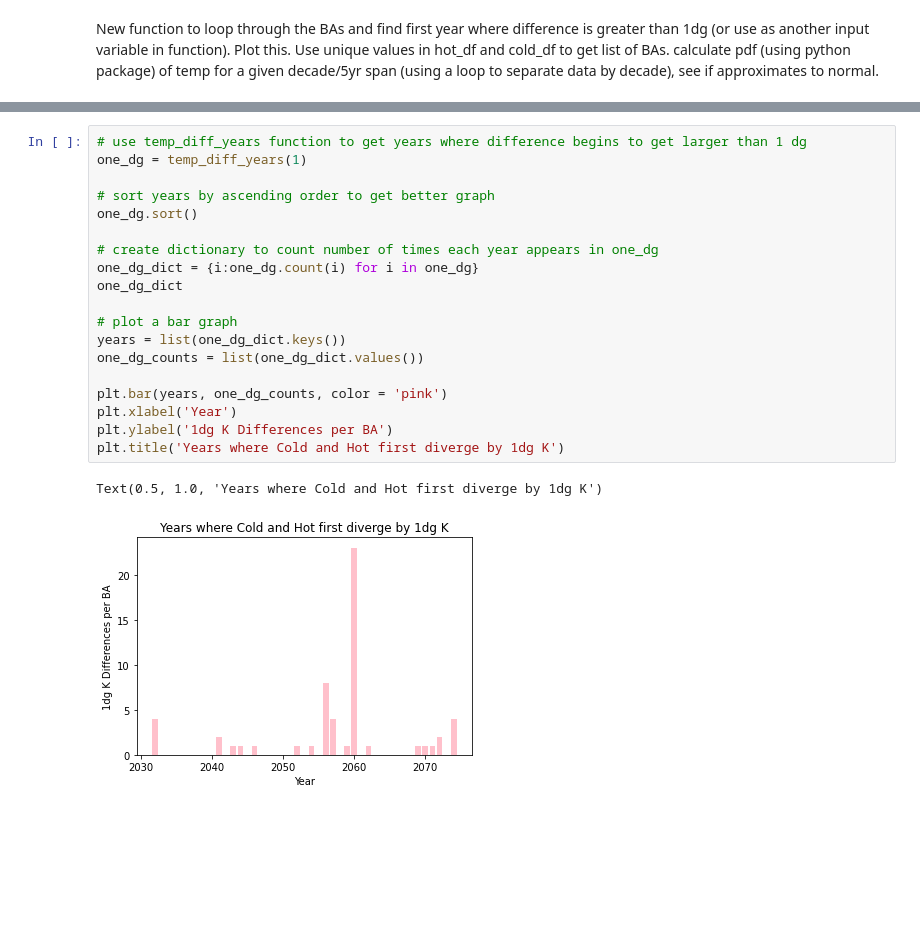
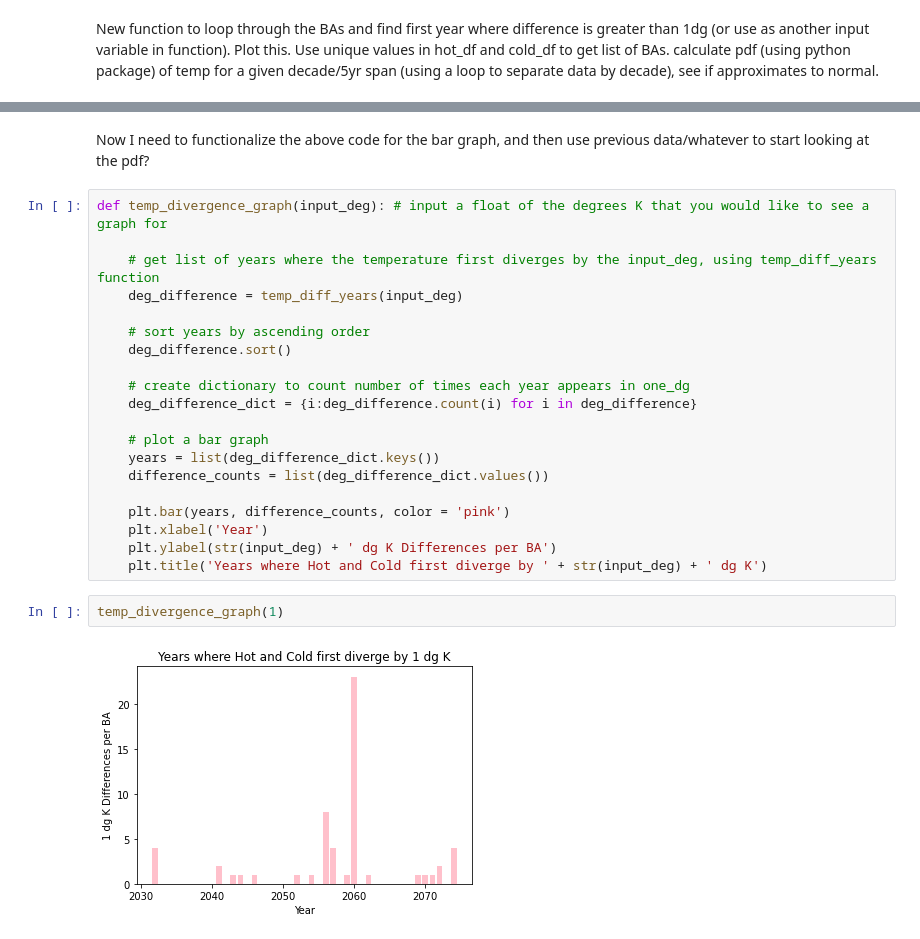
Before and after one commit to IMMM-SFA/misha_code, a Jupyter notebook: historical_means.ipynb, the cells around one changed output, grey strips where cells are left out. Saved outputs shown, nothing was run; the diff lists cells and outputs as text; blank space fills up the shorter version.

Commit message:
Cleans up code and functionalizes difference graph

```diff
--- a/historical_means.ipynb
+++ b/historical_means.ipynb
@@ -149,23 +138,27 @@ def temp_diff_years(input_temp): # input BA as string e.g. 'AEC'. input temp as
     return temp_gap_years
-# %%
-# use temp_diff_years function to get years where difference begins to get larger than 1 dg
-one_dg = temp_diff_years(1)
-
-# sort years by ascending order to get better graph
-one_dg.sort()
-
-# create dictionary to count number of times each year appears in one_dg
-one_dg_dict = {i:one_dg.count(i) for i in one_dg}
-one_dg_dict
-
-# plot a bar graph
-years = list(one_dg_dict.keys())
-one_dg_counts = list(one_dg_dict.values())
-
-plt.bar(years, one_dg_counts, color = 'pink')
-plt.xlabel('Year')
-plt.ylabel('1dg K Differences per BA')
-plt.title('Years where Cold and Hot first diverge by 1dg K')
-# %% [output]
-Text(0.5, 1.0, 'Years where Cold and Hot first diverge by 1dg K')
-[figure, removed]
+# %% [markdown]
+Now I need to functionalize the above code for the bar graph, and then use previous data/whatever to start looking at the pdf?
+# %%
+def temp_divergence_graph(input_deg): # input a float of the degrees K that you would like to see a graph for
+
+    # get list of years where the temperature first diverges by the input_deg, using temp_diff_years function
+    deg_difference = temp_diff_years(input_deg)
+
+    # sort years by ascending order
+    deg_difference.sort()
+
+    # create dictionary to count number of times each year appears in one_dg
+    deg_difference_dict = {i:deg_difference.count(i) for i in deg_difference}
+
+    # plot a bar graph
+    years = list(deg_difference_dict.keys())
+    difference_counts = list(deg_difference_dict.values())
+
+    plt.bar(years, difference_counts, color = 'pink')
+    plt.xlabel('Year')
+    plt.ylabel(str(input_deg) + ' dg K Differences per BA')
+    plt.title('Years where Hot and Cold first diverge by ' + str(input_deg) + ' dg K')
+# %%
+temp_divergence_graph(1)
+# %% [output]
+[figure, added]
```
Also changed, not shown: parts of 2 cells of this notebook.
